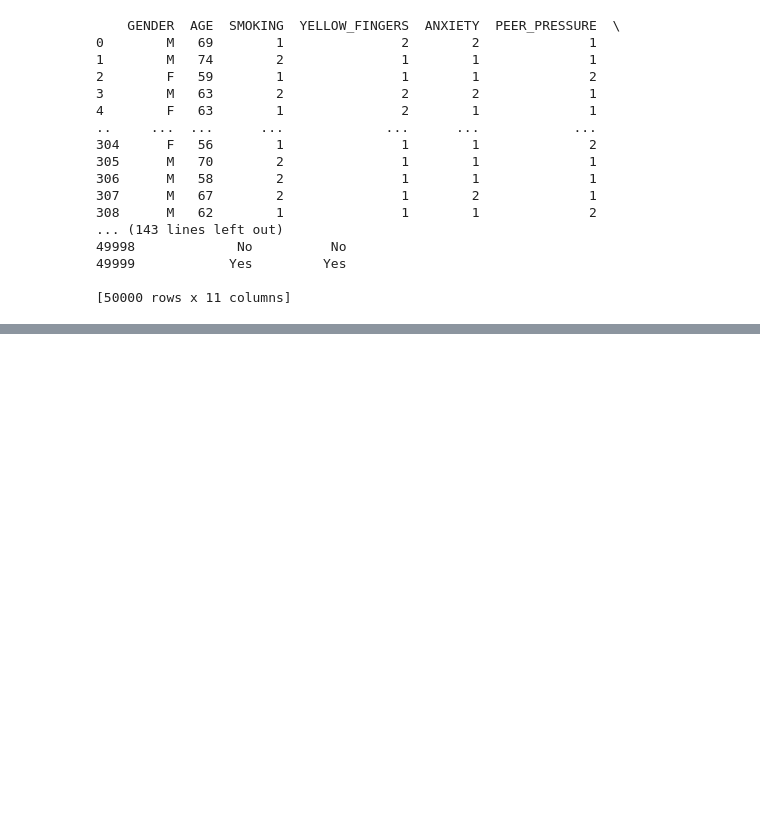
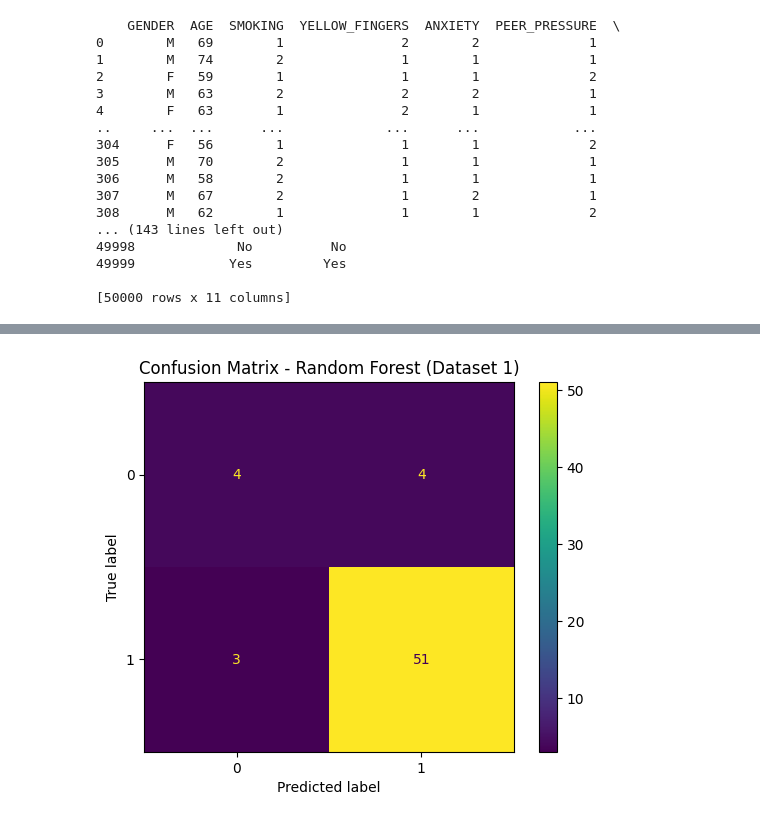
Before and after one commit to jeremy87lee/IS_PROJECT_TEAM_3, a Jupyter notebook: Random_Forest.ipynb, the cells around one changed output, grey strips where cells are left out. Saved outputs shown, nothing was run; the diff lists cells and outputs as text; code cells hidden in the pictures; blank space fills up the shorter version.

Commit message:
Code for Dataset 1

```diff
--- a/Random_Forest.ipynb
+++ b/Random_Forest.ipynb
@@ -27,3 +28,100 @@ print(df_Lung_Cancer_Risk_Dataset)
 49999            Yes         Yes
 
 [50000 rows x 11 columns]
+# %%
+# DATASET 1: survey lung cancer.csv
+import pandas as pd
+import numpy as np
+import matplotlib.pyplot as plt
+import seaborn as sns
+
+from sklearn.model_selection import train_test_split
+from sklearn.ensemble import RandomForestClassifier
+from sklearn.metrics import accuracy_score, precision_score, recall_score, f1_score, confusion_matrix, ConfusionMatrixDisplay
+from sklearn.preprocessing import LabelEncoder
+
+# Load dataset
+df1 = pd.read_csv("survey lung cancer.csv")
+
+# Cleaning column names
+df1.columns = df1.columns.str.strip()
+
+# Preview
+print("First 5 rows:")
+print(df1.head())
+
+print("\nColumn names:")
+print(df1.columns.tolist())
+
+print("\nDataset info:")
+print(df1.info())
+
+print("\nMissing values:")
+print(df1.isnull().sum())
+
+# Text to num
+label_encoders = {}
+
+for col in df1.columns:
+    if df1[col].dtype == "object":
+        le = LabelEncoder()
+        df1[col] = le.fit_transform(df1[col].astype(str))
+        label_encoders[col] = le
+
+# Defining target and features
+target_col = "LUNG_CANCER"
+X1 = df1.drop(columns=[target_col])
+y1 = df1[target_col]
+
+# Checking class balance
+print("\nClass distribution:")
+print(y1.value_counts())
+
+print("\nClass distribution (proportion):")
+print(y1.value_counts(normalize=True))
+
+# Train-test split
+X1_train, X1_test, y1_train, y1_test = train_test_split(
+    X1,
+    y1,
+    test_size=0.2,
+    random_state=42,
+    stratify=y1
+)
+
+# Random Forest model with imbalance handling
+rf_model_1 = RandomForestClassifier(
+    n_estimators=100,
+    random_state=42,
+    class_weight="balanced"
+)
+
+# Train model
+rf_model_1.fit(X1_train, y1_train)
+
+# Predictions
+y1_pred = rf_model_1.predict(X1_test)
+
+# Metrics
+accuracy_1 = accuracy_score(y1_test, y1_pred)
+precision_1 = precision_score(y1_test, y1_pred, zero_division=0)
+recall_1 = recall_score(y1_test, y1_pred, zero_division=0)
+f1_1 = f1_score(y1_test, y1_pred, zero_division=0)
+
+print("\n=== Random Forest Results: Dataset 1 ===")
+print(f"Accuracy : {accuracy_1:.4f}")
+print(f"Precision: {precision_1:.4f}")
+print(f"Recall   : {recall_1:.4f}")
+print(f"F1-score : {f1_1:.4f}")
+
+# Confusion matrix
+cm1 = confusion_matrix(y1_test, y1_pred)
+
+print("\nConfusion Matrix:")
+print(cm1)
+
+disp = ConfusionMatrixDisplay(confusion_matrix=cm1)
+disp.plot()
+plt.title("Confusion Matrix - Random Forest (Dataset 1)")
+plt.show()
+# %% [output]
@@ -29,0 +145 @@ print(df_Lung_Cancer_Risk_Dataset)
+[figure, added]
```
Also changed, not shown: parts of 2 cells of this notebook.
